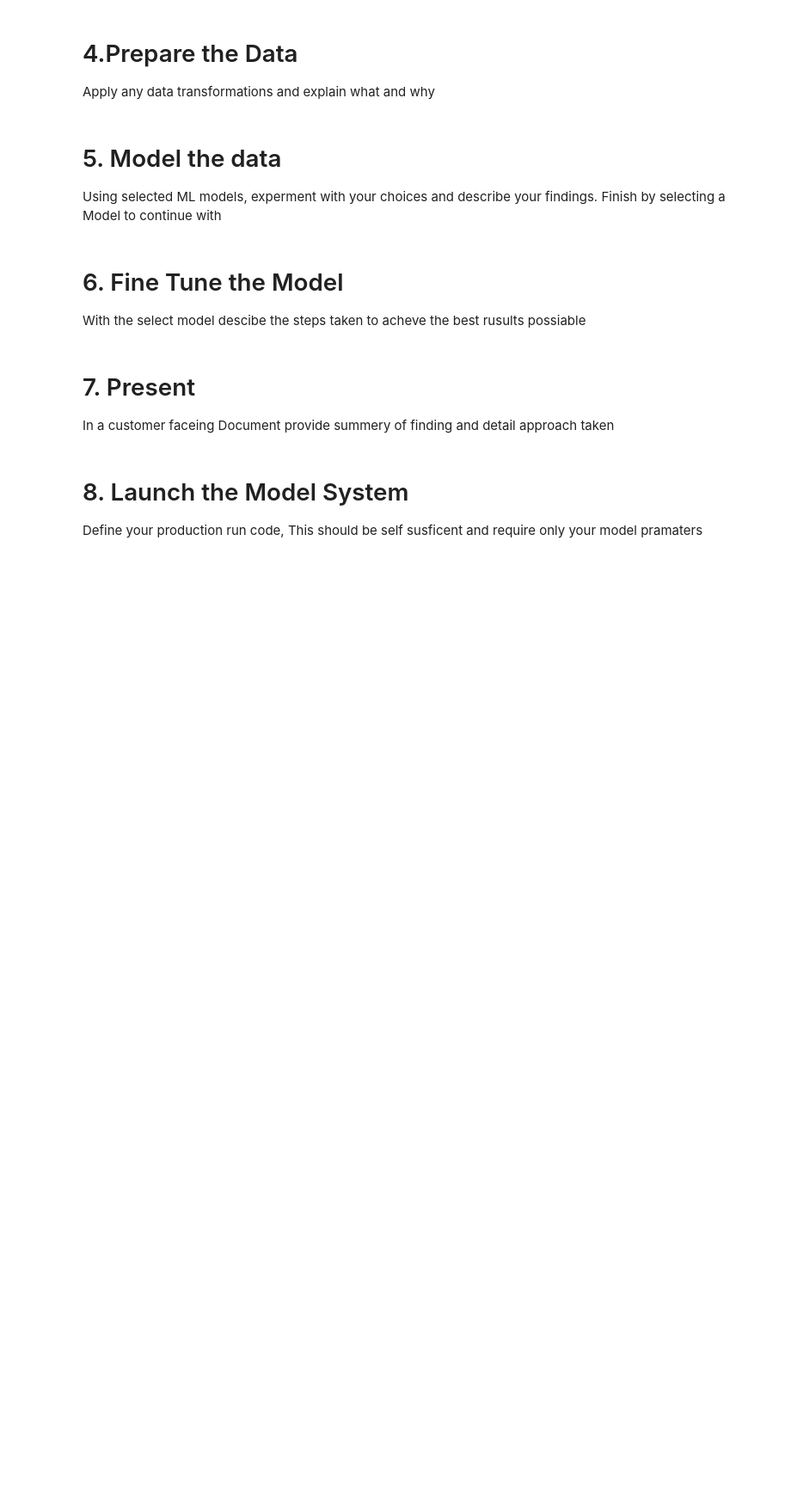
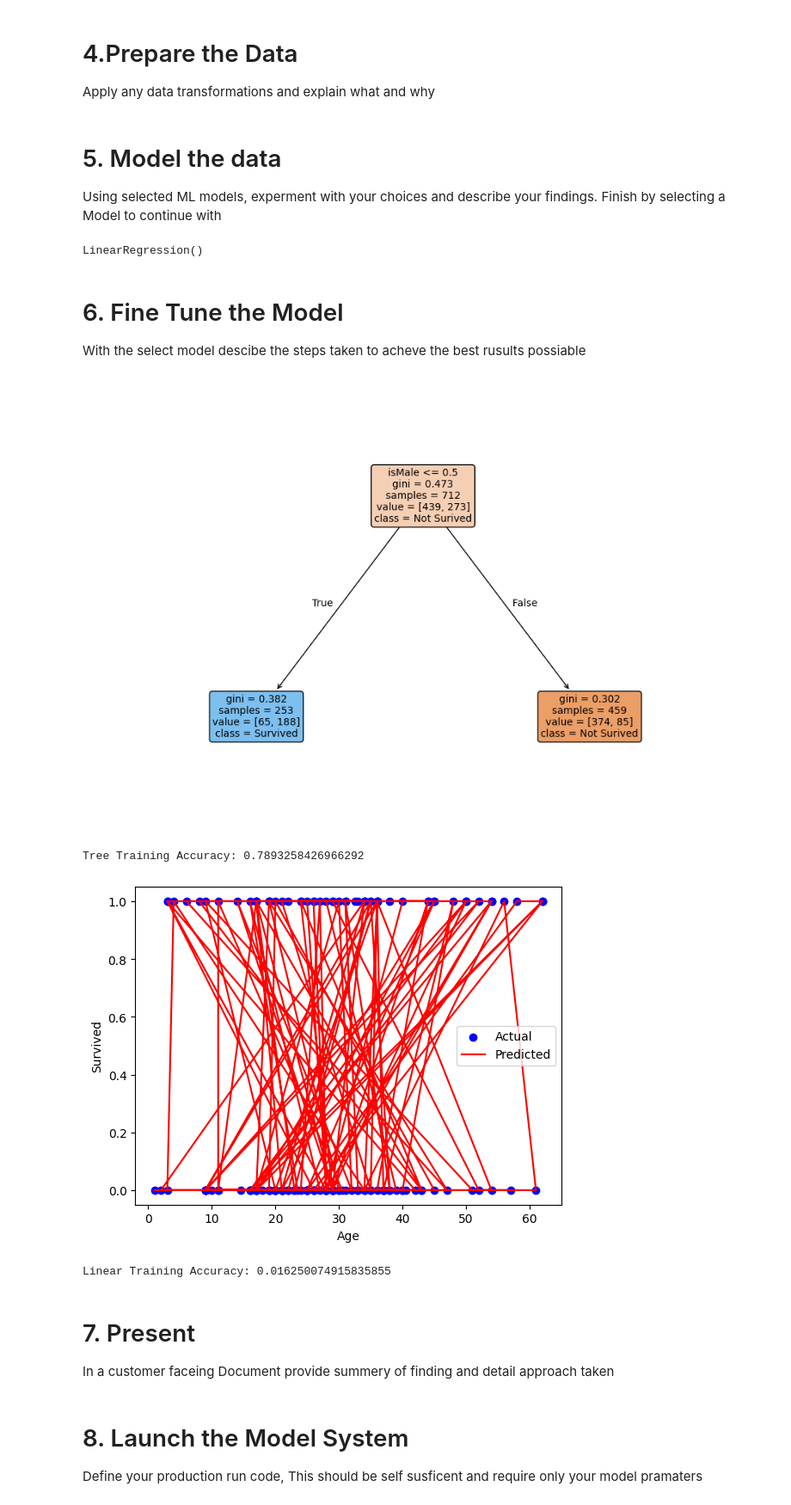
Before and after one commit to AnaySharma01/Machine-Learning-AI-Class, a Jupyter notebook: Project_1.ipynb, the cells around one changed output. Shown at 86% size. Drawn from its saved outputs; the diff is of its cells as text; code cells hidden in the pictures; blank space fills up the shorter version.

```diff
--- a/Project_1.ipynb
+++ b/Project_1.ipynb
@@ -136,10 +161,59 @@ Apply any data transformations and explain what and why
 # %% [markdown]
 # 5. Model the data
 Using selected ML models, experment with your choices and describe your findings. Finish by selecting a Model to continue with
+# %%
+#Using the gender attribute and decision tree model to train model
+x_train, x_test, y_train, y_test = train_test_split(
+    x, y, test_size=0.2, random_state=42, stratify=y
+)
+
+
+tree = DecisionTreeClassifier(criterion='gini', max_depth=4, random_state=1)
+tree.fit(x_train, y_train)
+
+
+
+#Using the linear regression model and the age attribute
+x_LinearTrain, x_LinearTest, y_LinearTrain, y_LinearTest = train_test_split(
+    xLinear, yLinear, test_size=0.2, random_state=42)
+
+linearModel = LinearRegression()
+linearModel.fit(x_LinearTrain, y_LinearTrain)
+# %% [output]
+LinearRegression()
 # %% [markdown]
 # 6. Fine Tune the Model
 
 With the select model descibe the steps taken to acheve the best rusults possiable
+# %%
+#The decision tree model took the data from the gender and formed decision trees, getting the survival rate right by 79%
+plt.figure(figsize=(12,8))
+plot_tree(
+    tree,
+    feature_names=['isMale'],
+    class_names=['Not Surived', 'Survived'],
+    filled=True,
+    rounded=True,
+    fontsize=10
+)
+plt.show()
+
+print("Tree Training Accuracy:", tree.score(x_train, y_train))
+
+#The linear model on the other hand got a 1% accuracy using age
+plt.scatter(x_LinearTest, y_LinearTest, color='blue', label='Actual')
+plt.plot(x_LinearTest, y_LinearTest, color='red', label='Predicted')
+plt.xlabel("Age")
+plt.ylabel("Survived")
+plt.legend()
+plt.show()
+
+print("Linear Training Accuracy:", linearModel.score(x_LinearTrain, y_LinearTrain))
+# %% [output]
+[figure, added]
+Tree Training Accuracy: 0.7893258426966292
+[figure, added]
+Linear Training Accuracy: 0.016250074915835855
 # %% [markdown]
 # 7. Present
 In a customer faceing Document provide summery of finding and detail approach taken
```
Also changed, not shown: parts of 5 cells of this notebook.
